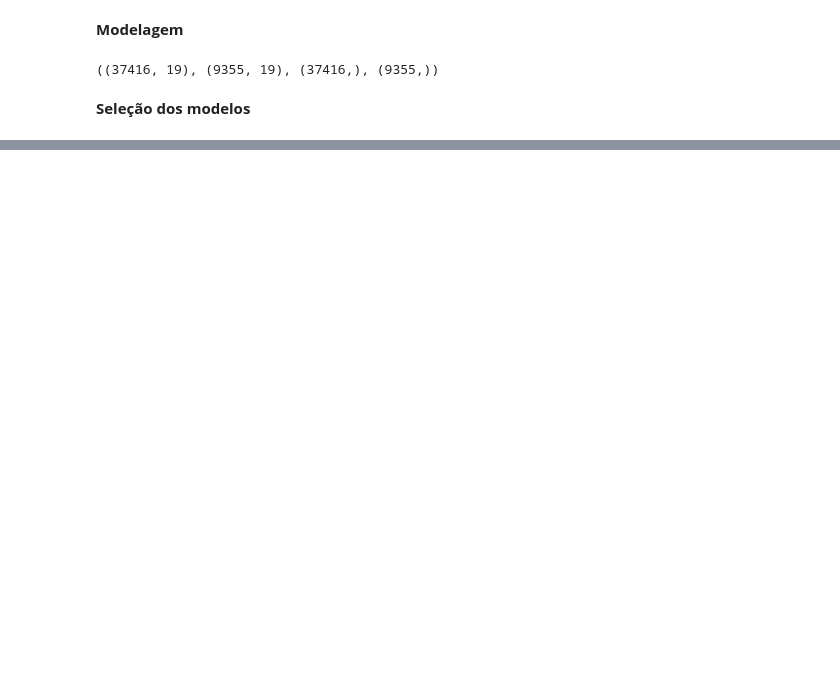
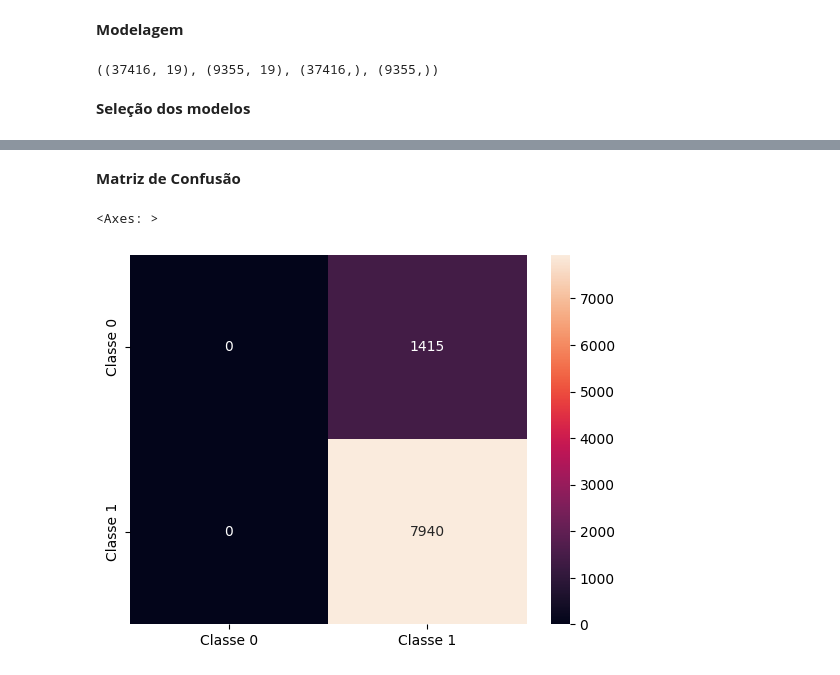
Before and after one commit to WesleySouza13/Projeto-Risco-de-Cr-dito-, a Jupyter notebook: notebooks/notebook.ipynb, the cells around one changed output, grey strips where cells are left out. Saved outputs shown, nothing was run; the diff lists cells and outputs as text; code cells hidden in the pictures; blank space fills up the shorter version.

Commit message:
modelando

```diff
--- a/notebooks/notebook.ipynb
+++ b/notebooks/notebook.ipynb
@@ -525,0 +678,2 @@ models = {'arvore_decisao':DecisionTreeClassifier(),
+# %%
+x_train_under, y_train_under = RandomUnderSampler( random_state=0).fit_resample(x_train, y_train)
@@ -525,0 +687,10 @@ models = {'arvore_decisao':DecisionTreeClassifier(),
+# %%
+#treino com Undersampling
+print('--'*40)
+print('metricas pós undersampling')
+print('--'*40)
+for i, model_under in models.items():
+    pipe.set_params(model=model_under).fit(x_train_under,y_train_under)
+    y_pred_under = pipe.predict(x_test)
+    out_metrics_under = metrics(model_under, y_pred_under, y_test)
+    print(out_metrics_under)
@@ -525,0 +722,13 @@ models = {'arvore_decisao':DecisionTreeClassifier(),
+# %%
+#cross validade oversampling
+for i, model_cross in models.items():
+    estimator_over = pipe.set_params(model=model_cross).fit(x_over_train, y_over_train)
+    cross_over = cross_validate(estimator_over, x_over_train, y_over_train, scoring='accuracy', cv=10)
+    metrics_cross_over = {'model':model_cross,
+                        'max':max(cross_over['test_score']),
+                        'min':min(cross_over['test_score']),
+                        'mean':np.mean(cross_over['test_score']),
+                        'std':np.std(cross_over['test_score'])
+
+    }
+    print(metrics_cross_over)
@@ -525,0 +755,13 @@ models = {'arvore_decisao':DecisionTreeClassifier(),
+# %%
+#cross validate undersampling
+for i, model_cross_under in models.items():
+    estimator_under = pipe.set_params(model=model_cross_under).fit(x_train_under, y_train_under)
+    cross_under = cross_validate(estimator_under, x_train_under, y_train_under, scoring='accuracy', cv=10)
+    metrics_cross_under = {'model':model_cross_under,
+                        'max':max(cross_under['test_score']),
+                        'min':min(cross_under['test_score']),
+                        'mean':np.mean(cross_under['test_score']),
+                        'std':np.std(cross_under['test_score'])
+
+    }
+    print(metrics_cross_under)
@@ -525,0 +786,10 @@ models = {'arvore_decisao':DecisionTreeClassifier(),
+# %% [markdown]
+**Matriz de Confusão**
+# %%
+pipe.set_params(model=DummyClassifier()).fit(x_over_train, y_over_train)
+y_matriz_pred = pipe.predict(x_test)
+cm = confusion_matrix(y_test, y_matriz_pred)
+sns.heatmap(cm, annot=True, fmt='d', xticklabels=['Classe 0', 'Classe 1'], yticklabels=['Classe 0', 'Classe 1'])
+# %% [output]
+<Axes: >
+[figure, added]
```
Also changed, not shown: parts of 35 cells of this notebook.
